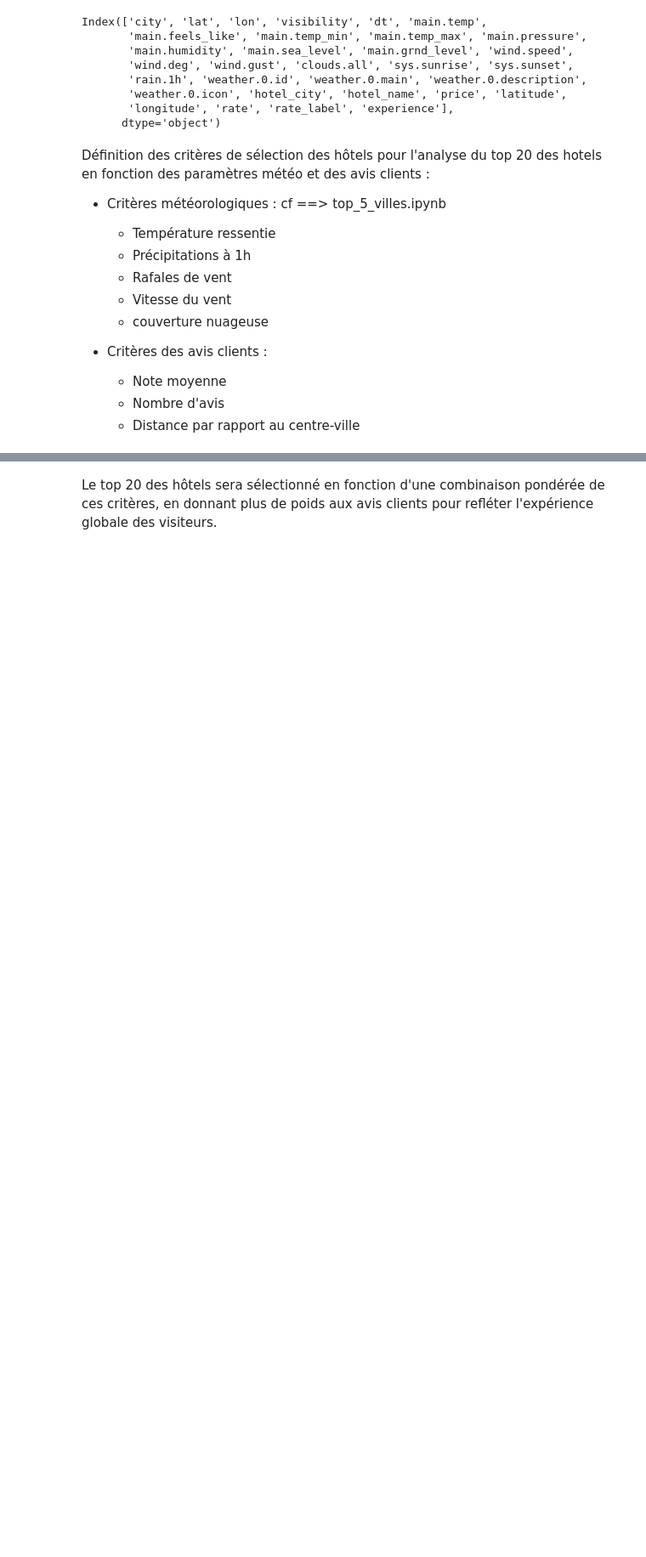
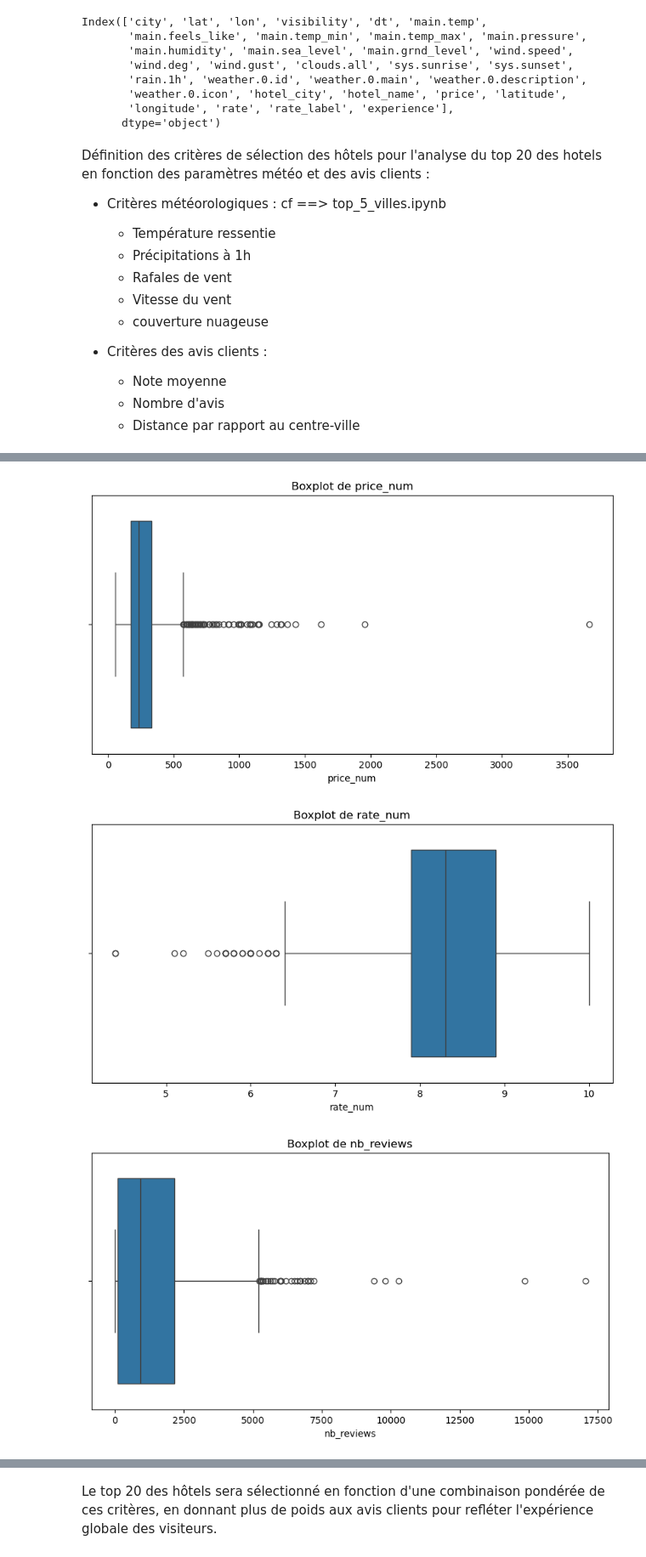
Before and after one commit to helene-mourez/jedha_kayak, a Jupyter notebook: top_20_hotels.ipynb, the cells around one changed output, grey strips where cells are left out. Shown at 85% size. Cells and saved outputs as stored; diff of their text form; code cells hidden in the pictures; blank space fills up the shorter version.

```diff
--- a/top_20_hotels.ipynb
+++ b/top_20_hotels.ipynb
@@ -94,0 +107,35 @@ dis_rate_exp_fig.update_layout(
+# %%
+def haversine(lat1, lon1, lat2, lon2):
+    """
+    Calcule la distance en kilomètres entre deux points GPS à partir de la formule de Haversine :
+    """
+
+    R = 6371  # rayon moyen de la Terre en km
+
+    lat1 = np.radians(lat1)
+    lon1 = np.radians(lon1)
+    lat2 = np.radians(lat2)
+    lon2 = np.radians(lon2)
+
+    dlat = lat2 - lat1
+    dlon = lon2 - lon1
+
+    a = (
+        np.sin(dlat / 2)**2
+        + np.cos(lat1)
+        * np.cos(lat2)
+        * np.sin(dlon / 2)**2
+    )
+
+    c = 2 * np.arctan2(np.sqrt(a), np.sqrt(1 - a))
+
+    return R * c
+# %%
+df_eda["distance_center_km"] = haversine(
+    df_eda["lat"],
+    df_eda["lon"],
+    df_eda["latitude"],
+    df_eda["longitude"]
+)
+# %%
+df_eda = df_eda.drop(["rate", "experience", "price"], axis=1)
@@ -94,0 +174,13 @@ dis_rate_exp_fig.update_layout(
+# %%
+# Affichage et recherche des outliers pour les features numériques
+numeric_features = ["price_num", "rate_num", "nb_reviews", "distance_center_km"]
+
+for feature in numeric_features:
+    plt.figure(figsize=(10, 5))
+    sns.boxplot(x=df_eda[feature])
+    plt.title(f"Boxplot de {feature}")
+    plt.show()
+# %% [output]
+[figure, added]
+[figure, added]
+[figure, added]
```
Also changed, not shown: parts of 28 cells of this notebook.
